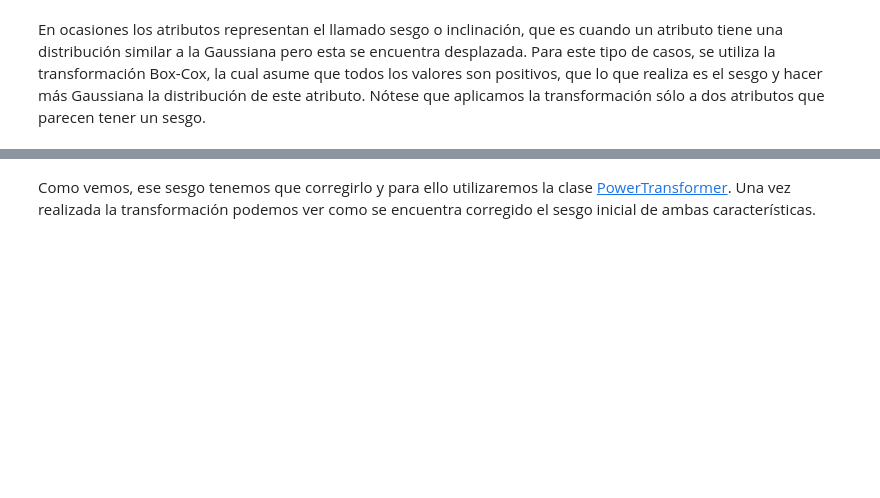
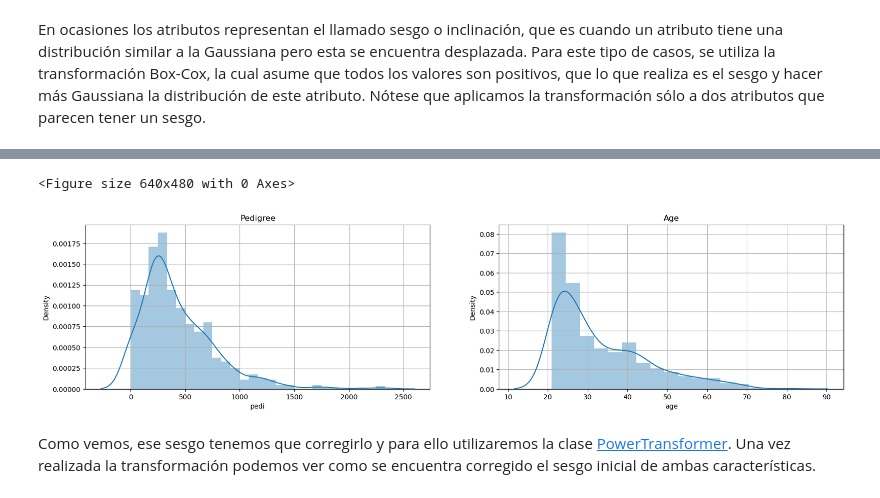
Before and after one commit to EnmanuelMartinsAbilheira/machine-learning-with-python-advanced-machine-learning, a Jupyter notebook: Cap 3. Preprocesamiento de datos/JupyterNotebooks/3.2. Transformacio╠ün de datos.ipynb, the cells around one changed output, grey strips where cells are left out. Saved outputs shown, nothing was run; the diff lists cells and outputs as text; code cells hidden in the pictures; blank space fills up the shorter version.

```diff
--- a/Cap 3. Preprocesamiento de datos/JupyterNotebooks/3.2. Transformacio╠ün de datos.ipynb
+++ b/Cap 3. Preprocesamiento de datos/JupyterNotebooks/3.2. Transformacio╠ün de datos.ipynb
@@ -289,2 +284,18 @@ En ocasiones los atributos representan el llamado sesgo o inclinación, que es c
+# %%
+# Univariate Histograms
+plt.figure(1)
+plt.subplots(figsize=(20,20))
+plt.subplot(421)
+sns.distplot(data['pedi'])
+plt.title('Pedigree')
+plt.grid(True)
+plt.subplot(422)
+sns.distplot(data['age'])
+plt.title('Age')
+plt.grid(True)
+plt.show()
+# %% [output]
+<Figure size 640x480 with 0 Axes>
+[figure, added]
 # %% [markdown]
 Como vemos, ese sesgo tenemos que corregirlo y para ello utilizaremos la clase [PowerTransformer](https://scikit-learn.org/stable/modules/generated/sklearn.preprocessing.PowerTransformer.html). Una vez realizada la transformación podemos ver como se encuentra corregido el sesgo inicial de ambas características.
```
Also changed, not shown: parts of 9 cells of this notebook.
